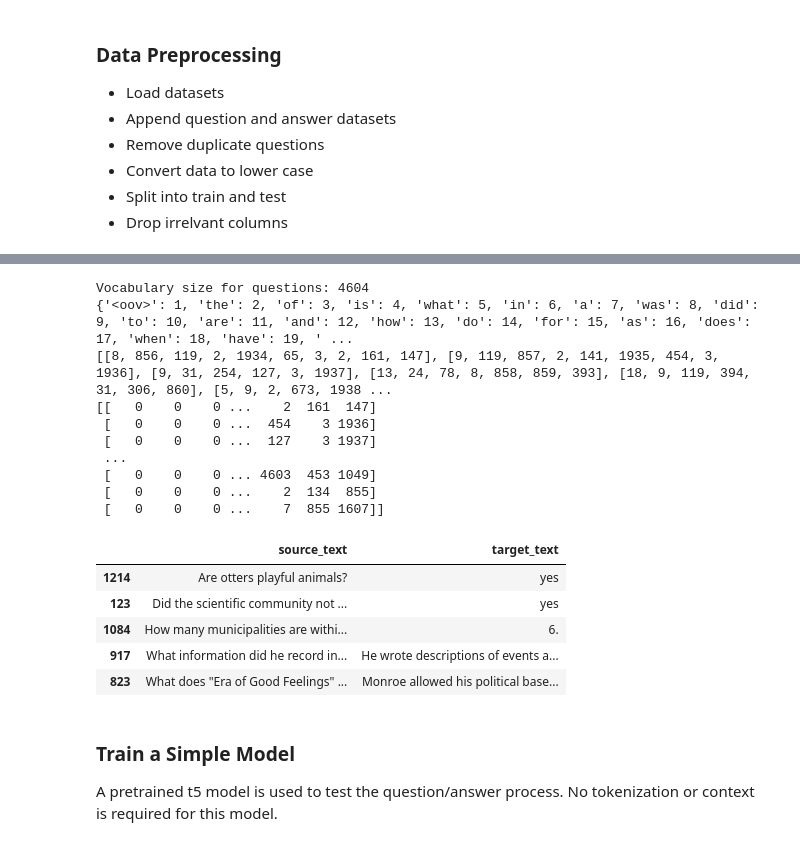
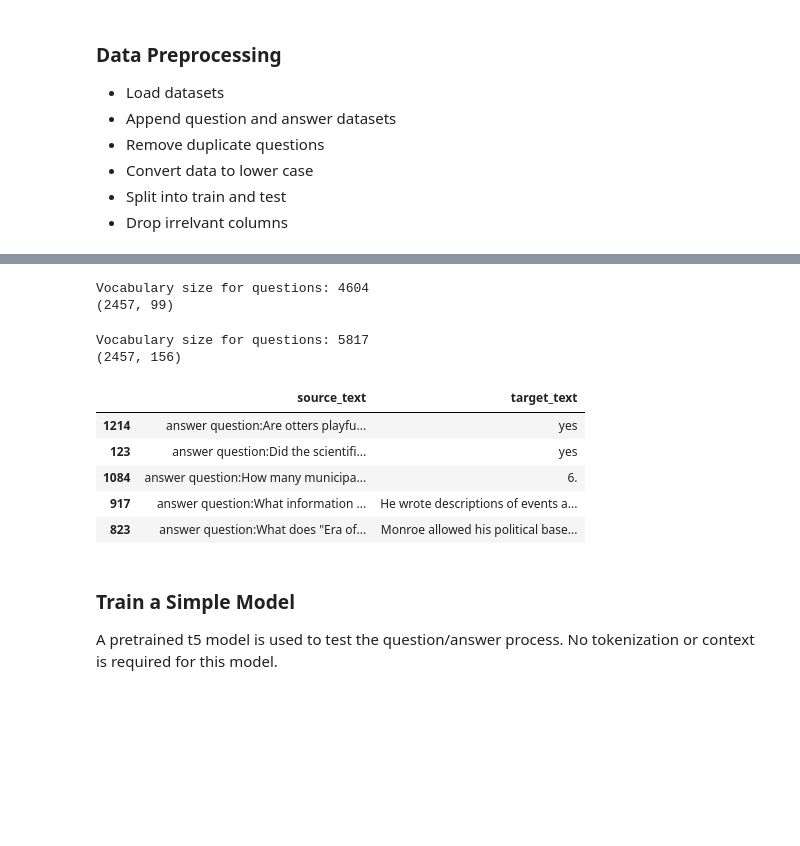
Before and after one commit to aanchal0431/chatbot, a Jupyter notebook: SEP_728_Chatbot.ipynb, the cells around one changed output, grey strips where cells are left out. Saved outputs shown, nothing was run; the diff lists cells and outputs as text; code cells hidden in the pictures; blank space fills up the shorter version.

Commit message:
Added Tokenization example for Answers dataset, resolved the T5 configurations issues

```diff
--- a/SEP_728_Chatbot.ipynb
+++ b/SEP_728_Chatbot.ipynb
@@ -133,20 +126,33 @@ sequences = tokenizer.texts_to_sequences(questions)
 padded_sequences_questions = pad_sequences(sequences, padding='pre')
 
 print("Vocabulary size for questions:", vocab_size)
-print(word_index)
-print(sequences)
-print(padded_sequences_questions)
+#print(word_index)
+#print(sequences)
+print(padded_sequences_questions.shape)
 # %% [output]
 Vocabulary size for questions: 4604
-{'<oov>': 1, 'the': 2, 'of': 3, 'is': 4, 'what': 5, 'in': 6, 'a': 7, 'was': 8, 'did': 9, 'to': 10, 'are': 11, 'and': 12, 'how': 13, 'do': 14, 'for': 15, 'as': 16, 'does': 17, 'when': 18, 'have': 19, ' ...
-[[8, 856, 119, 2, 1934, 65, 3, 2, 161, 147], [9, 119, 857, 2, 141, 1935, 454, 3, 1936], [9, 31, 254, 127, 3, 1937], [13, 24, 78, 8, 858, 859, 393], [18, 9, 119, 394, 31, 306, 860], [5, 9, 2, 673, 1938 ...
-[[   0    0    0 ...    2  161  147]
- [   0    0    0 ...  454    3 1936]
- [   0    0    0 ...  127    3 1937]
- ...
- [   0    0    0 ... 4603  453 1049]
- [   0    0    0 ...    2  134  855]
- [   0    0    0 ...    7  855 1607]]
+(2457, 99)
+# %%
+#Tokenization Example for Answers
+
+#creating word index
+tokenizer.fit_on_texts(answers)
+word_index = tokenizer.word_index
+vocab_size = len(tokenizer.word_index) + 1
+
+#create sequences using tokenizer
+sequences = tokenizer.texts_to_sequences(answers)
+
+#padding the sequences to make sure length matches for all the sequences
+padded_sequences_answers = pad_sequences(sequences, padding='pre')
+
+print("Vocabulary size for questions:", vocab_size)
+#print(word_index)
+#print(sequences)
+print(padded_sequences_answers.shape)
+# %% [output]
+Vocabulary size for questions: 5817
+(2457, 156)
 # %%
 # divide into train and test
 X_train, X_test, y_train, y_test = train_test_split(data_s8['Question'], data_s8['Answer'],
@@ -154,15 +160,18 @@ X_train, X_test, y_train, y_test = train_test_split(data_s8['Question'], data_s8
 # %%
 #Format for simpleT5
 train = pd.DataFrame({'source_text': X_train, 'target_text': y_train})
+# Add prefix for simpleT5
+train['source_text']    = "answer question:" + train['source_text']
 test = pd.DataFrame({'source_text': X_test, 'target_text': y_test})
+test['source_text']    = "answer question:" + test['source_text']
 train.head()
 # %% [output]
 |  | source_text | target_text |
-| 1214 | Are otters playful animals? | yes |
-| 123 | Did the scientific community not ... | yes |
-| 1084 | How many municipalities are withi... | 6. |
-| 917 | What information did he record in... | He wrote descriptions of events a... |
-| 823 | What does "Era of Good Feelings" ... | Monroe allowed his political base... |
+| 1214 | answer question:Are otters playfu... | yes |
+| 123 | answer question:Did the scientifi... | yes |
+| 1084 | answer question:How many municipa... | 6. |
+| 917 | answer question:What information ... | He wrote descriptions of events a... |
+| 823 | answer question:What does "Era of... | Monroe allowed his political base... |
 # %% [markdown]
 ### Train a Simple Model
 A pretrained t5 model is used to test the question/answer process. No tokenization or context is required for this model.
```
Also changed, not shown: parts of 4 cells of this notebook.
